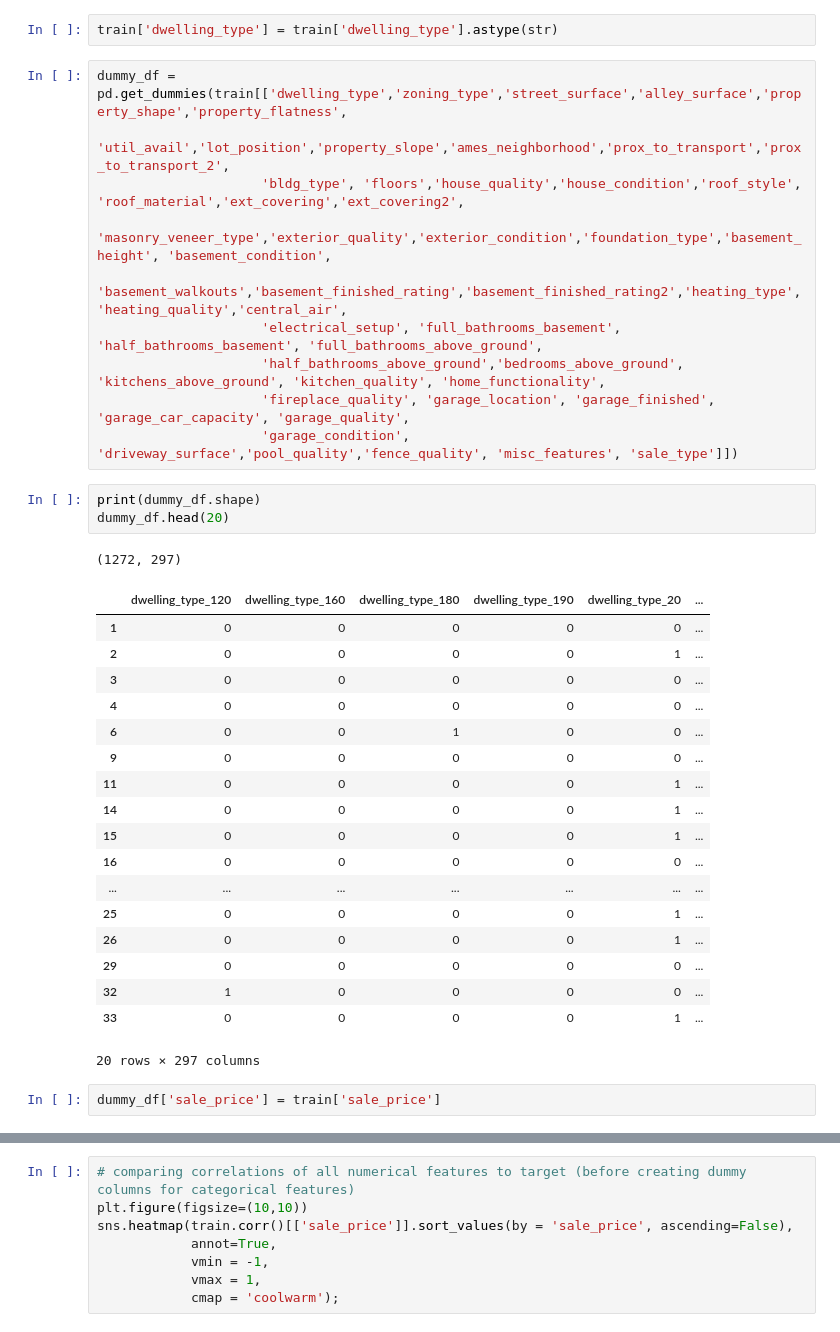
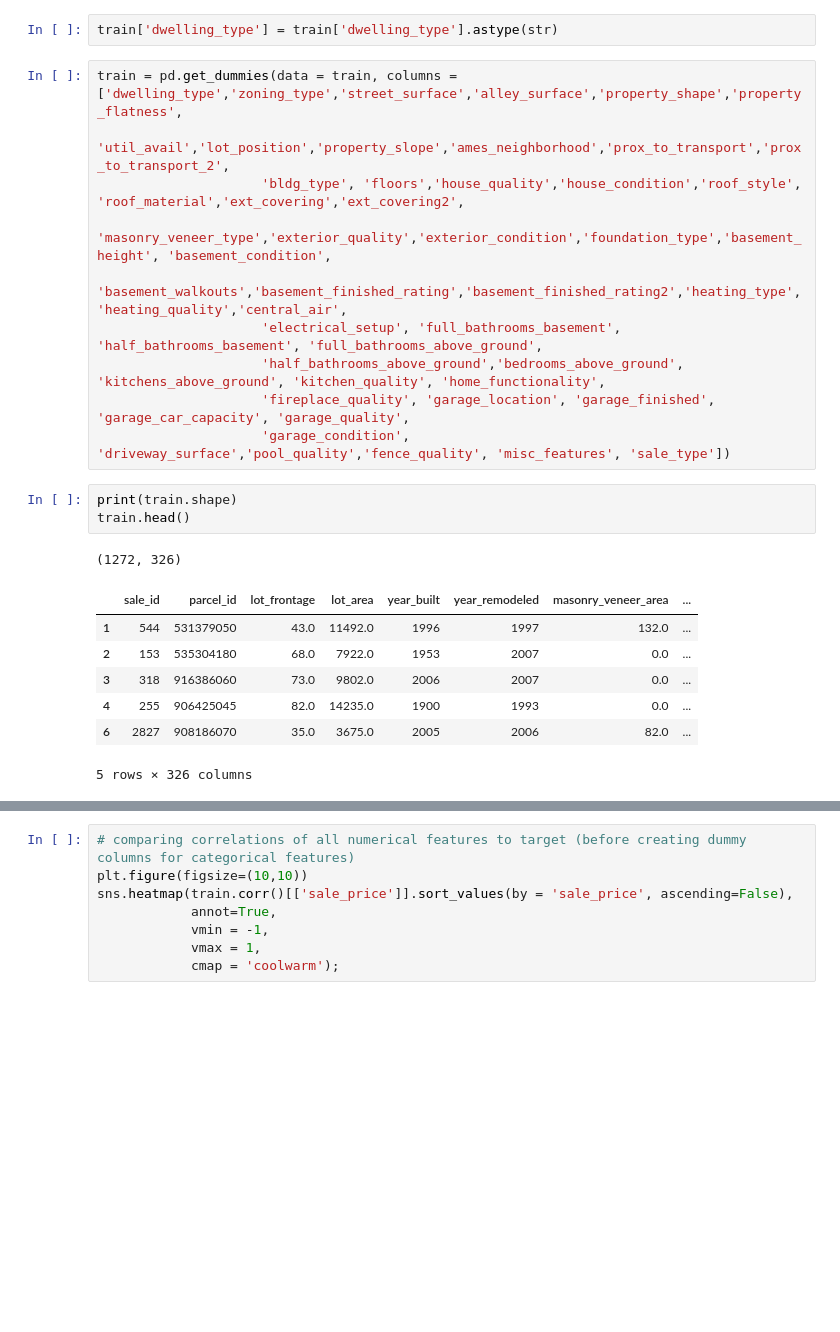
Before and after one commit to pemurp19/Ames-Housing-Data, a Jupyter notebook: code/01_EDA_and_Cleaning.ipynb, the cells around one changed output, grey strips where cells are left out. Drawn from its saved outputs; the diff is of its cells as text; blank space fills up the shorter version.

```diff
--- a/code/01_EDA_and_Cleaning.ipynb
+++ b/code/01_EDA_and_Cleaning.ipynb
@@ -580,7 +527,7 @@ memory usage: 847.2+ KB
 # %%
 train['dwelling_type'] = train['dwelling_type'].astype(str)
 # %%
-dummy_df = pd.get_dummies(train[['dwelling_type','zoning_type','street_surface','alley_surface','property_shape','property_flatness',
+train = pd.get_dummies(data = train, columns = ['dwelling_type','zoning_type','street_surface','alley_surface','property_shape','property_flatness',
                      'util_avail','lot_position','property_slope','ames_neighborhood','prox_to_transport','prox_to_transport_2',
                      'bldg_type', 'floors','house_quality','house_condition','roof_style', 'roof_material','ext_covering','ext_covering2',
                      'masonry_veneer_type','exterior_quality','exterior_condition','foundation_type','basement_height', 'basement_condition',
@@ -588,29 +535,16 @@ dummy_df = pd.get_dummies(train[['dwelling_type','zoning_type','street_surface',
                      'electrical_setup', 'full_bathrooms_basement', 'half_bathrooms_basement', 'full_bathrooms_above_ground',
                      'half_bathrooms_above_ground','bedrooms_above_ground', 'kitchens_above_ground', 'kitchen_quality', 'home_functionality',
                      'fireplace_quality', 'garage_location', 'garage_finished', 'garage_car_capacity', 'garage_quality',
-                     'garage_condition', 'driveway_surface','pool_quality','fence_quality', 'misc_features', 'sale_type']])
+                     'garage_condition', 'driveway_surface','pool_quality','fence_quality', 'misc_features', 'sale_type'])
 # %%
-print(dummy_df.shape)
-dummy_df.head(20)
+print(train.shape)
+train.head()
 # %% [output]
-(1272, 297)
+(1272, 326)
-|  | dwelling_type_120 | dwelling_type_160 | dwelling_type_180 | dwelling_type_190 | dwelling_type_20 | ... |
-| 1 | 0 | 0 | 0 | 0 | 0 | ... |
-| 2 | 0 | 0 | 0 | 0 | 1 | ... |
-| 3 | 0 | 0 | 0 | 0 | 0 | ... |
-| 4 | 0 | 0 | 0 | 0 | 0 | ... |
-| 6 | 0 | 0 | 1 | 0 | 0 | ... |
-| 9 | 0 | 0 | 0 | 0 | 0 | ... |
-| 11 | 0 | 0 | 0 | 0 | 1 | ... |
-| 14 | 0 | 0 | 0 | 0 | 1 | ... |
-| 15 | 0 | 0 | 0 | 0 | 1 | ... |
-| 16 | 0 | 0 | 0 | 0 | 0 | ... |
-| ... | ... | ... | ... | ... | ... | ... |
-| 25 | 0 | 0 | 0 | 0 | 1 | ... |
-| 26 | 0 | 0 | 0 | 0 | 1 | ... |
-| 29 | 0 | 0 | 0 | 0 | 0 | ... |
-| 32 | 1 | 0 | 0 | 0 | 0 | ... |
-| 33 | 0 | 0 | 0 | 0 | 1 | ... |
+|  | sale_id | parcel_id | lot_frontage | lot_area | year_built | year_remodeled | masonry_veneer_area | ... |
+| 1 | 544 | 531379050 | 43.0 | 11492.0 | 1996 | 1997 | 132.0 | ... |
+| 2 | 153 | 535304180 | 68.0 | 7922.0 | 1953 | 2007 | 0.0 | ... |
+| 3 | 318 | 916386060 | 73.0 | 9802.0 | 2006 | 2007 | 0.0 | ... |
+| 4 | 255 | 906425045 | 82.0 | 14235.0 | 1900 | 1993 | 0.0 | ... |
+| 6 | 2827 | 908186070 | 35.0 | 3675.0 | 2005 | 2006 | 82.0 | ... |
-20 rows × 297 columns
+5 rows × 326 columns
-# %%
-dummy_df['sale_price'] = train['sale_price']
```
Also changed, not shown: parts of 12 cells of this notebook, 2 other files.
